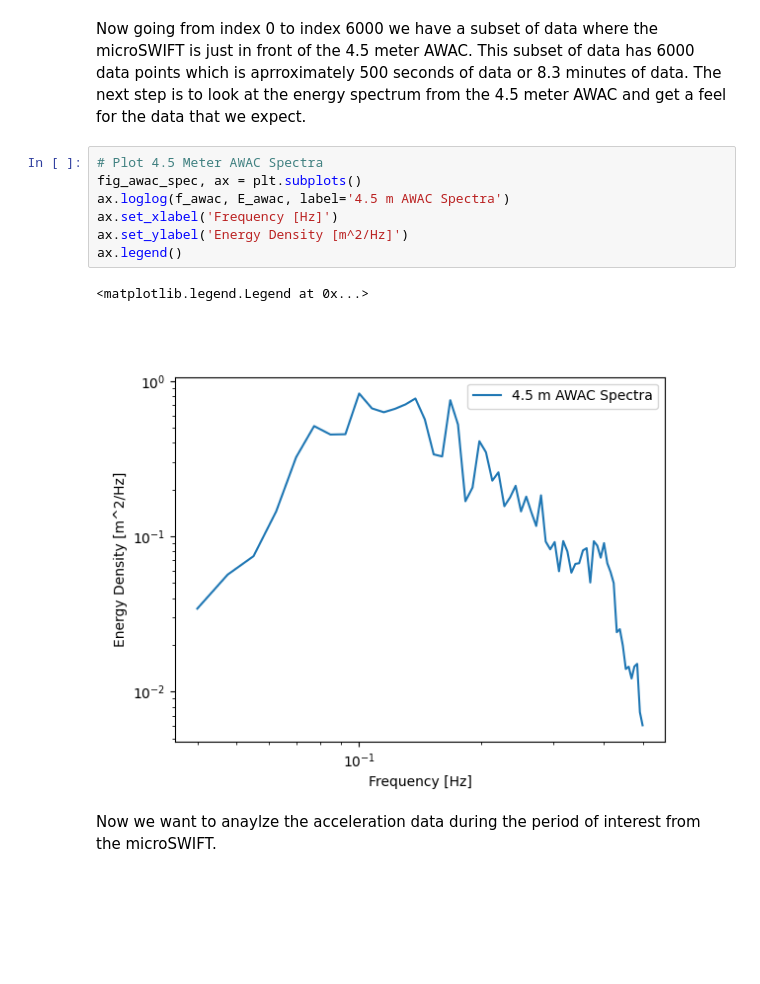
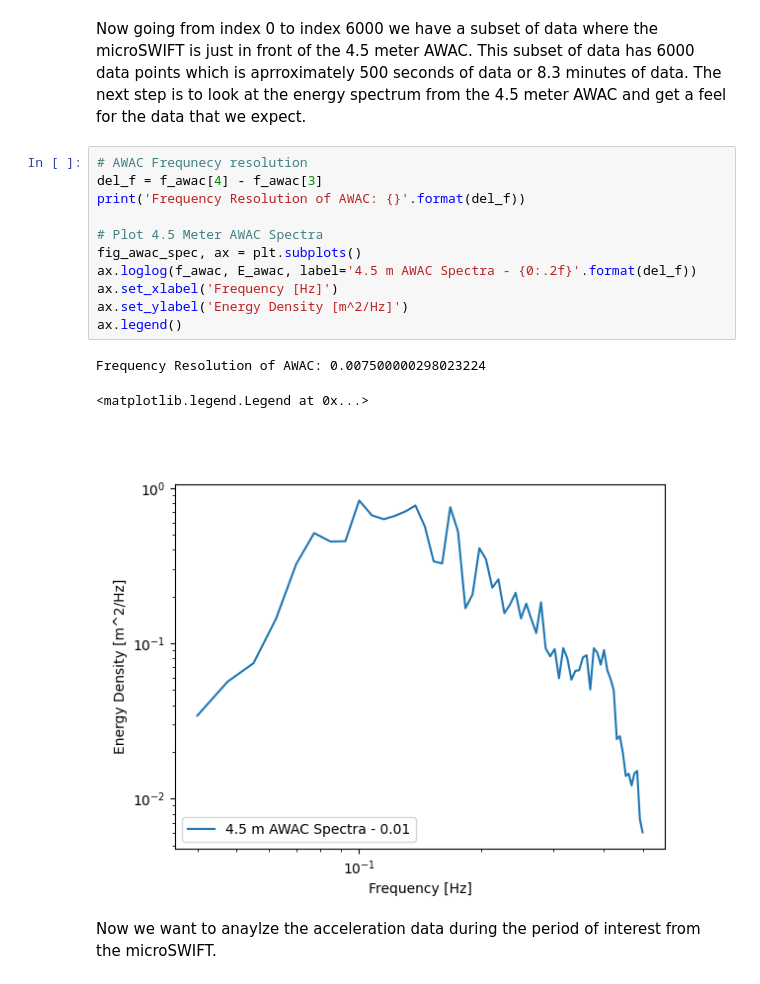
Before and after one commit to SASlabgroup/DUNEXMainExp, a Jupyter notebook: analysis/elevationEstimates.ipynb, the cells around one changed output. Cells and saved outputs as stored; diff of their text form; blank space fills up the shorter version.

```diff
--- a/analysis/elevationEstimates.ipynb
+++ b/analysis/elevationEstimates.ipynb
@@ -135,15 +139,20 @@ ax.legend()
 # %% [markdown]
 Now going from index 0 to index 6000 we have a subset of data where the microSWIFT is just in front of the 4.5 meter AWAC. This subset of data has 6000 data points which is aprroximately 500 seconds of data or 8.3 minutes of data. The next step is to look at the energy spectrum from the 4.5 meter AWAC and get a feel for the data that we expect.
 # %%
+# AWAC Frequnecy resolution
+del_f = f_awac[4] - f_awac[3]
+print('Frequency Resolution of AWAC: {}'.format(del_f))
+
 # Plot 4.5 Meter AWAC Spectra
 fig_awac_spec, ax = plt.subplots()
-ax.loglog(f_awac, E_awac, label='4.5 m AWAC Spectra')
+ax.loglog(f_awac, E_awac, label='4.5 m AWAC Spectra - {0:.2f}'.format(del_f))
 ax.set_xlabel('Frequency [Hz]')
 ax.set_ylabel('Energy Density [m^2/Hz]')
 ax.legend()
 # %% [output]
-<matplotlib.legend.Legend at 0x...>
+Frequency Resolution of AWAC: 0.007500000298023224
+<matplotlib.legend.Legend at 0x...>
-[figure, old version]
+[figure, new version]
 # %% [markdown]
 Now we want to anaylze the acceleration data during the period of interest from the microSWIFT.
 # %%
```
Also changed, not shown: parts of 51 cells of this notebook.
